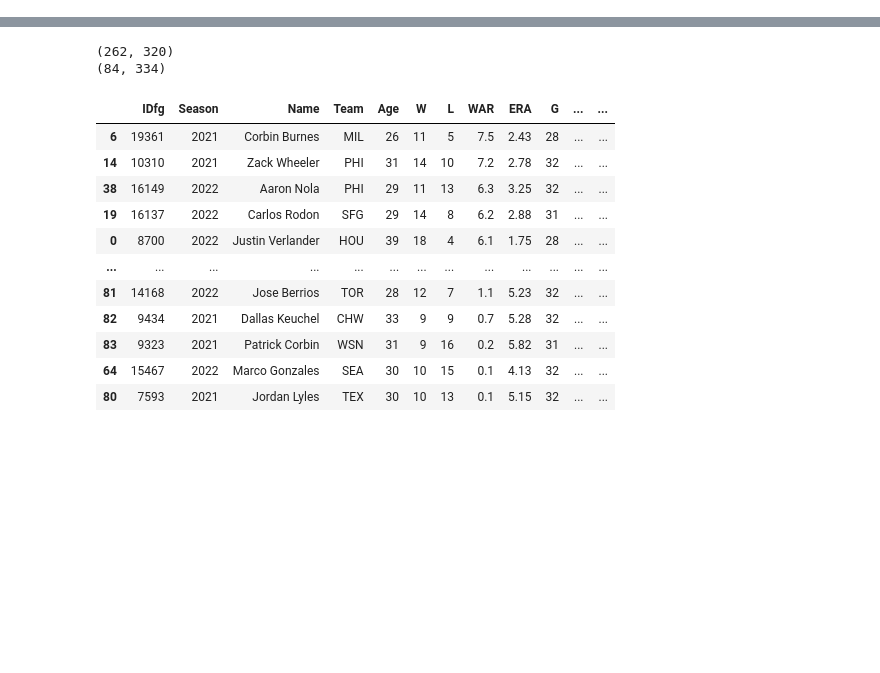
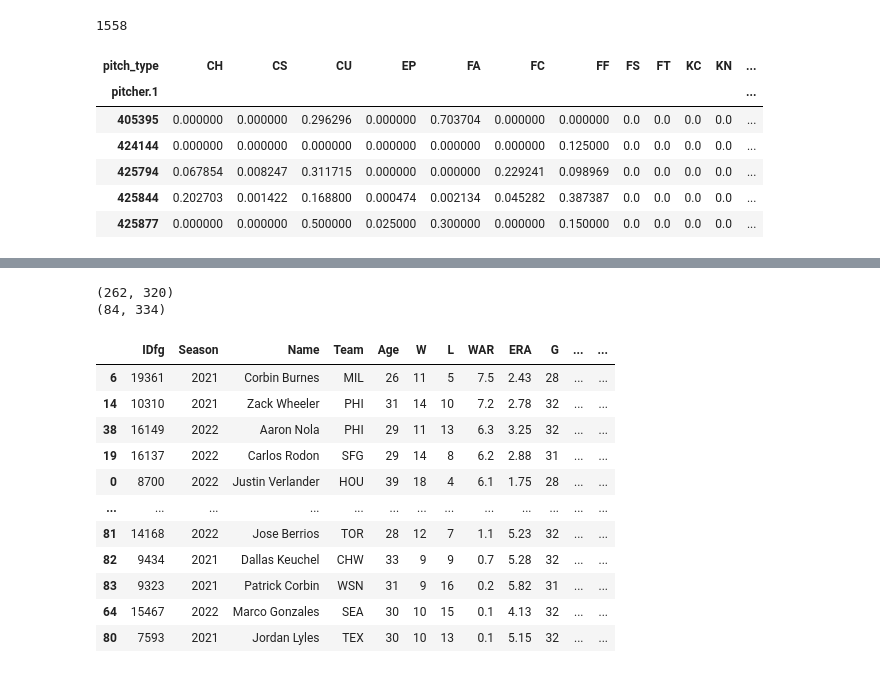
Before and after one commit to adeniro21/mlb_betting_models, a Jupyter notebook: mlb_data_pull.ipynb, the cells around one changed output, grey strips where cells are left out. Saved outputs shown, nothing was run; the diff lists cells and outputs as text; code cells hidden in the pictures; blank space fills up the shorter version.

```diff
--- a/mlb_data_pull.ipynb
+++ b/mlb_data_pull.ipynb
@@ -50,0 +219,4 @@ from pybaseball import playerid_reverse_lookup
+# %%
+all_play_data['pitcher.1'].nunique()
+# %% [output]
+1558
@@ -50,0 +227,10 @@ from pybaseball import playerid_reverse_lookup
+# %%
+pitch_perc_df.head()
+# %% [output]
+| pitch_type | CH | CS | CU | EP | FA | FC | FF | FS | FT | KC | KN | ... |
+| pitcher.1 |  |  |  |  |  |  |  |  |  |  |  | ... |
+| 405395 | 0.000000 | 0.000000 | 0.296296 | 0.000000 | 0.703704 | 0.000000 | 0.000000 | 0.0 | 0.0 | 0.0 | 0.0 | ... |
+| 424144 | 0.000000 | 0.000000 | 0.000000 | 0.000000 | 0.000000 | 0.000000 | 0.125000 | 0.0 | 0.0 | 0.0 | 0.0 | ... |
+| 425794 | 0.067854 | 0.008247 | 0.311715 | 0.000000 | 0.000000 | 0.229241 | 0.098969 | 0.0 | 0.0 | 0.0 | 0.0 | ... |
+| 425844 | 0.202703 | 0.001422 | 0.168800 | 0.000474 | 0.002134 | 0.045282 | 0.387387 | 0.0 | 0.0 | 0.0 | 0.0 | ... |
+| 425877 | 0.000000 | 0.000000 | 0.500000 | 0.025000 | 0.300000 | 0.000000 | 0.150000 | 0.0 | 0.0 | 0.0 | 0.0 | ... |
```
Also changed, not shown: parts of 23 cells of this notebook.
